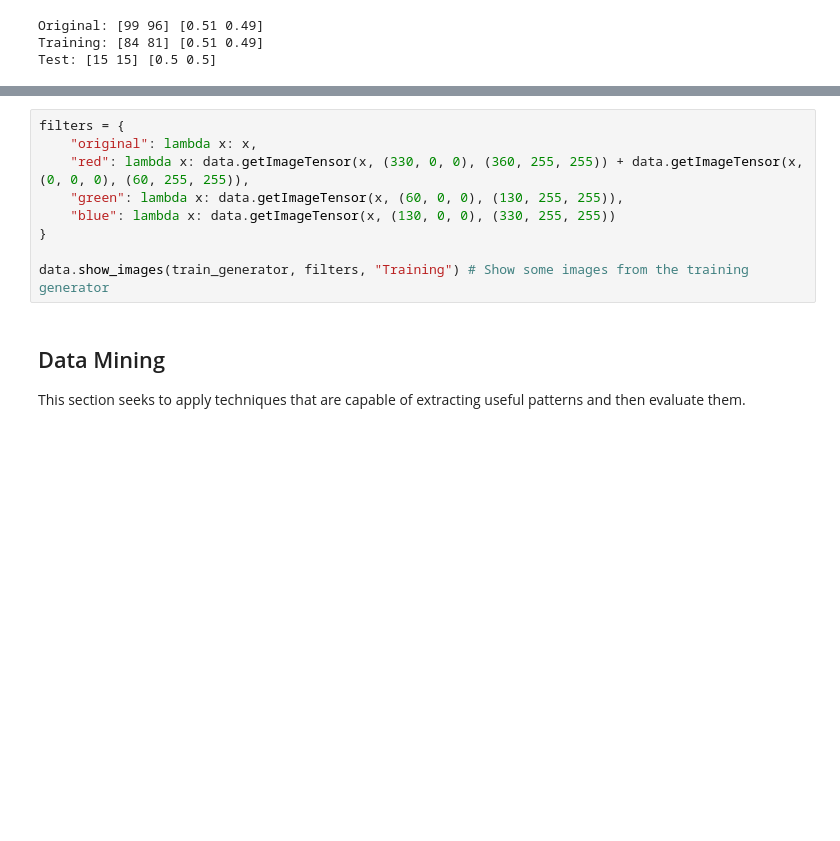
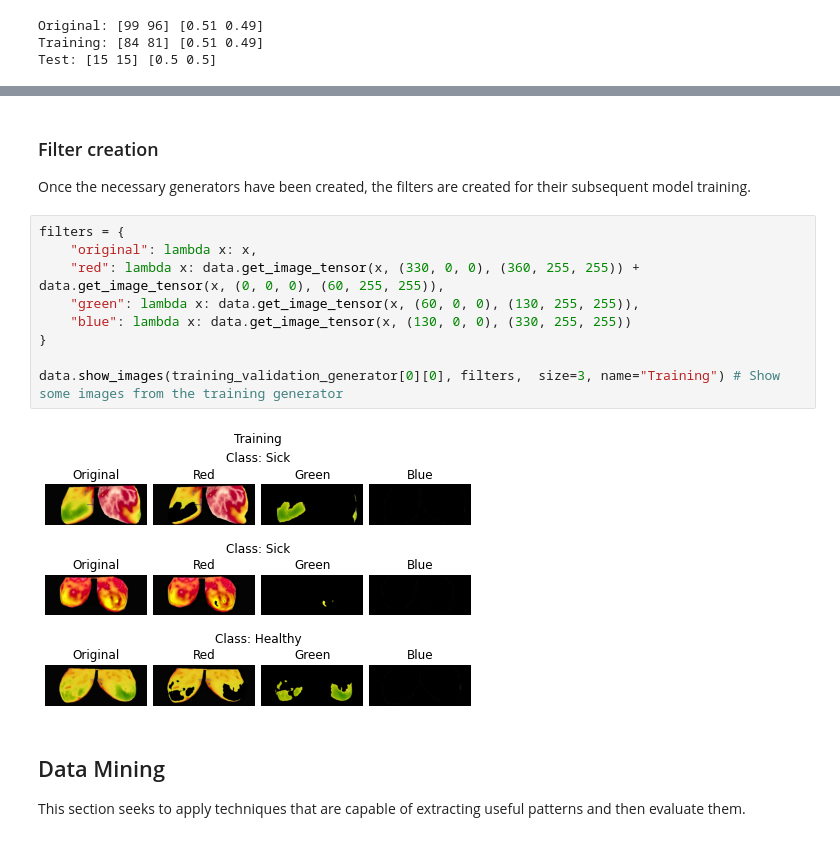
Before and after one commit to ufvceiec/mammo-echo-thermo, a Jupyter notebook: src/thermography.ipynb, the cells around one changed output, grey strips where cells are left out. Cells and saved outputs as stored; diff of their text form; blank space fills up the shorter version.

Commit message:
The display of the filtered images has been improved

```diff
--- a/src/thermography.ipynb
+++ b/src/thermography.ipynb
@@ -60,13 +71,18 @@ test_generator = data.test_generator() # Generate test generator
 Found 30 validated image filenames belonging to 2 classes.
+# %% [markdown]
+### Filter creation
+Once the necessary generators have been created, the filters are created for their subsequent model training.
 # %%
 filters = {
 	"original": lambda x: x,
-	"red": lambda x: data.getImageTensor(x, (330, 0, 0), (360, 255, 255)) + data.getImageTensor(x, (0, 0, 0), (60, 255, 255)),
-	"green": lambda x: data.getImageTensor(x, (60, 0, 0), (130, 255, 255)),
-	"blue": lambda x: data.getImageTensor(x, (130, 0, 0), (330, 255, 255))
+	"red": lambda x: data.get_image_tensor(x, (330, 0, 0), (360, 255, 255)) + data.get_image_tensor(x, (0, 0, 0), (60, 255, 255)),
+	"green": lambda x: data.get_image_tensor(x, (60, 0, 0), (130, 255, 255)),
+	"blue": lambda x: data.get_image_tensor(x, (130, 0, 0), (330, 255, 255))
 }
 
-data.show_images(train_generator, filters, "Training") # Show some images from the training generator
+data.show_images(training_validation_generator[0][0], filters,  size=3, name="Training") # Show some images from the training generator
+# %% [output]
+[figure, added]
 # %% [markdown]
 ## Data Mining
 This section seeks to apply techniques that are capable of extracting useful patterns and then evaluate them.
```
Also changed, not shown: parts of 2 cells of this notebook, 1 other file.
